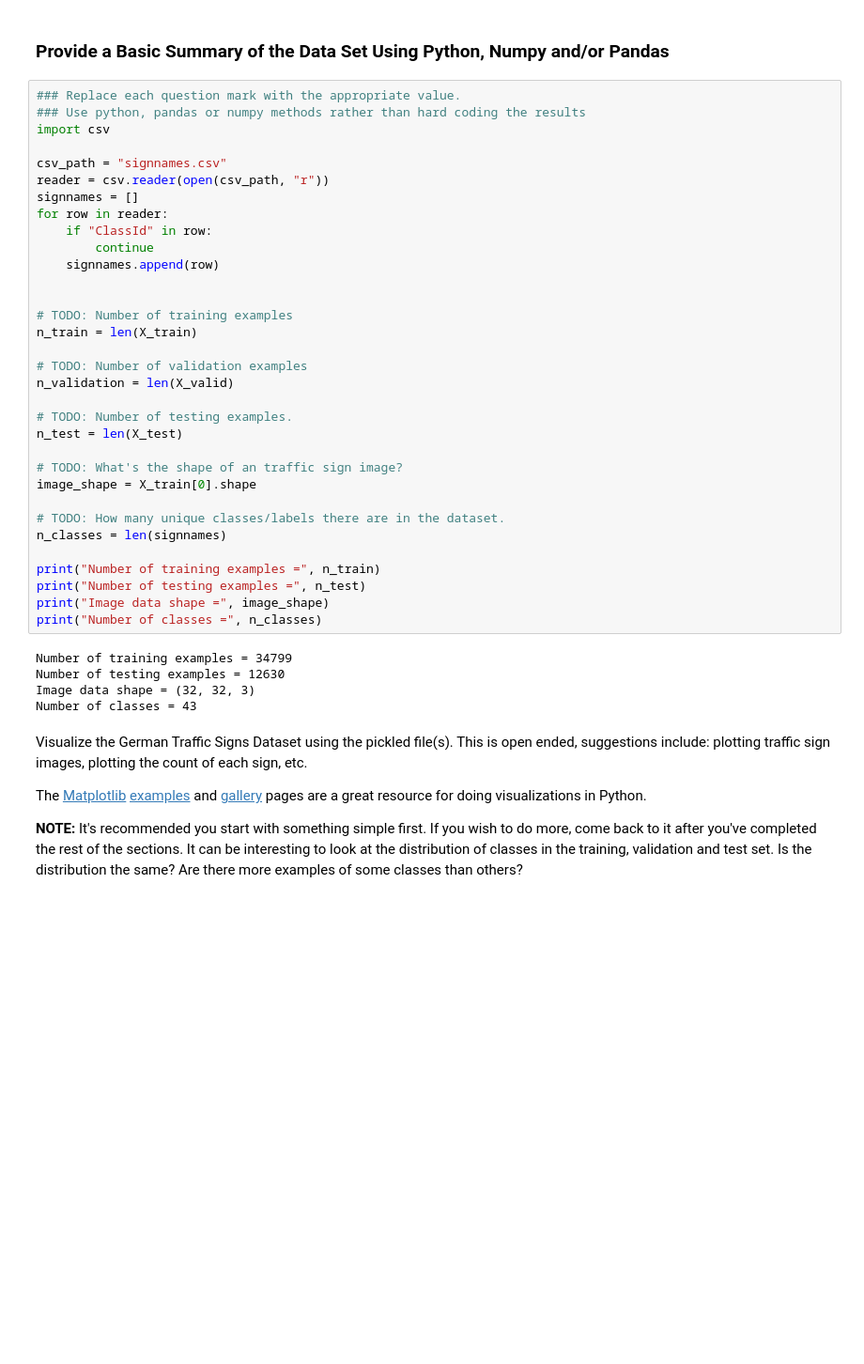
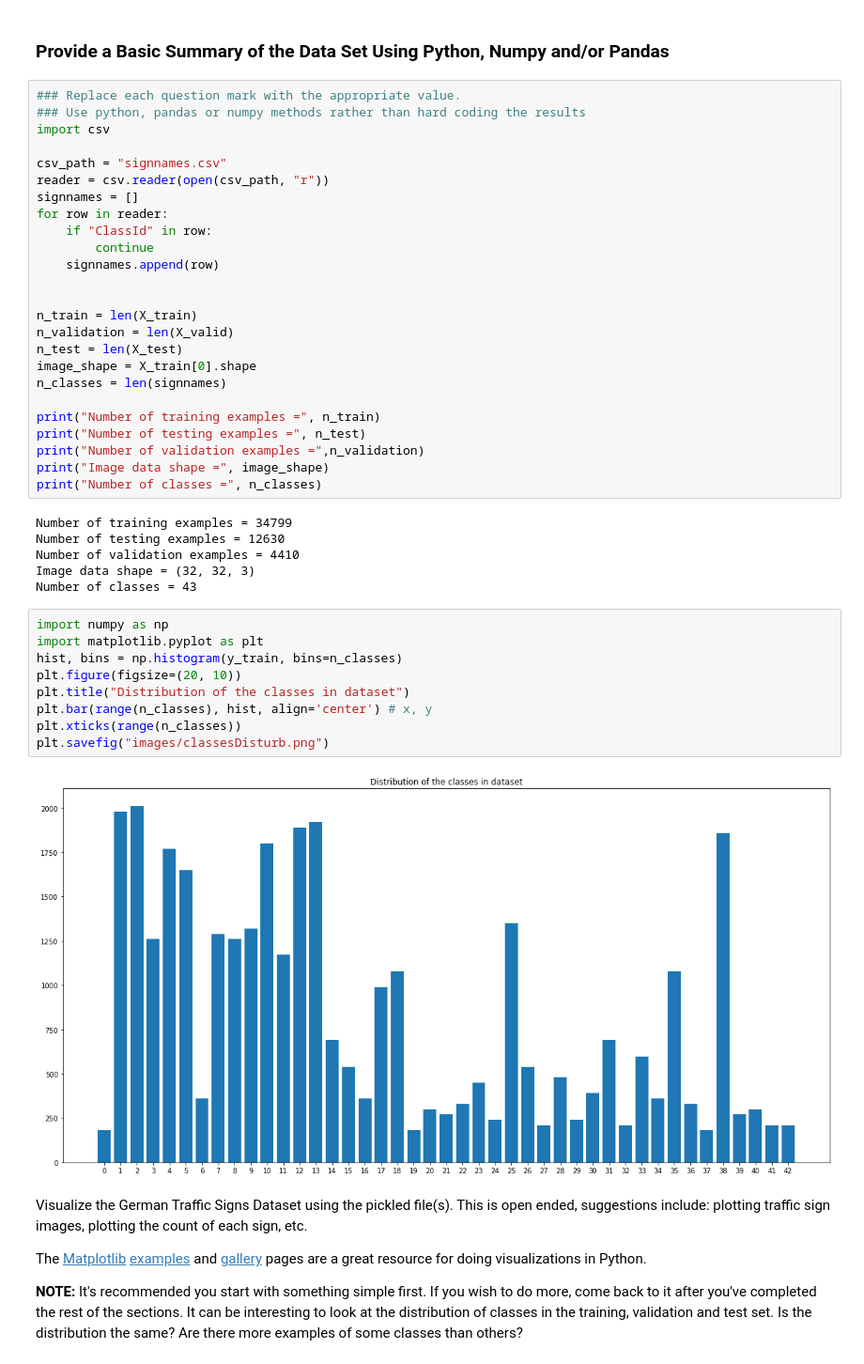
Before and after one commit to warenick/CarND-Traffic-Sign-Classifier-Project, a Jupyter notebook: Traffic_Sign_Classifier.ipynb, the cells around one changed output. Shown at 94% size. Cells and saved outputs as stored; diff of their text form; blank space fills up the shorter version.

```diff
--- a/Traffic_Sign_Classifier.ipynb
+++ b/Traffic_Sign_Classifier.ipynb
@@ -68,30 +74,34 @@ for row in reader:
     signnames.append(row)
 
 
-# TODO: Number of training examples
 n_train = len(X_train)
-
-# TODO: Number of validation examples
 n_validation = len(X_valid)
-
-# TODO: Number of testing examples.
 n_test = len(X_test)
-
-# TODO: What's the shape of an traffic sign image?
 image_shape = X_train[0].shape
-
-# TODO: How many unique classes/labels there are in the dataset.
 n_classes = len(signnames)
 
 print("Number of training examples =", n_train)
 print("Number of testing examples =", n_test)
+print("Number of validation examples =",n_validation)
 print("Image data shape =", image_shape)
 print("Number of classes =", n_classes)
 # %% [output]
 Number of training examples = 34799
 Number of testing examples = 12630
+Number of validation examples = 4410
 Image data shape = (32, 32, 3)
 Number of classes = 43
+# %%
+import numpy as np
+import matplotlib.pyplot as plt
+hist, bins = np.histogram(y_train, bins=n_classes)
+plt.figure(figsize=(20, 10))
+plt.title("Distribution of the classes in dataset")
+plt.bar(range(n_classes), hist, align='center') # x, y
+plt.xticks(range(n_classes))
+plt.savefig("images/classesDisturb.png")
+# %% [output]
+[figure, added]
 # %% [markdown]
 Visualize the German Traffic Signs Dataset using the pickled file(s). This is open ended, suggestions include: plotting traffic sign images, plotting the count of each sign, etc.
 
```
Also changed, not shown: parts of 11 cells of this notebook, 15 other files.
